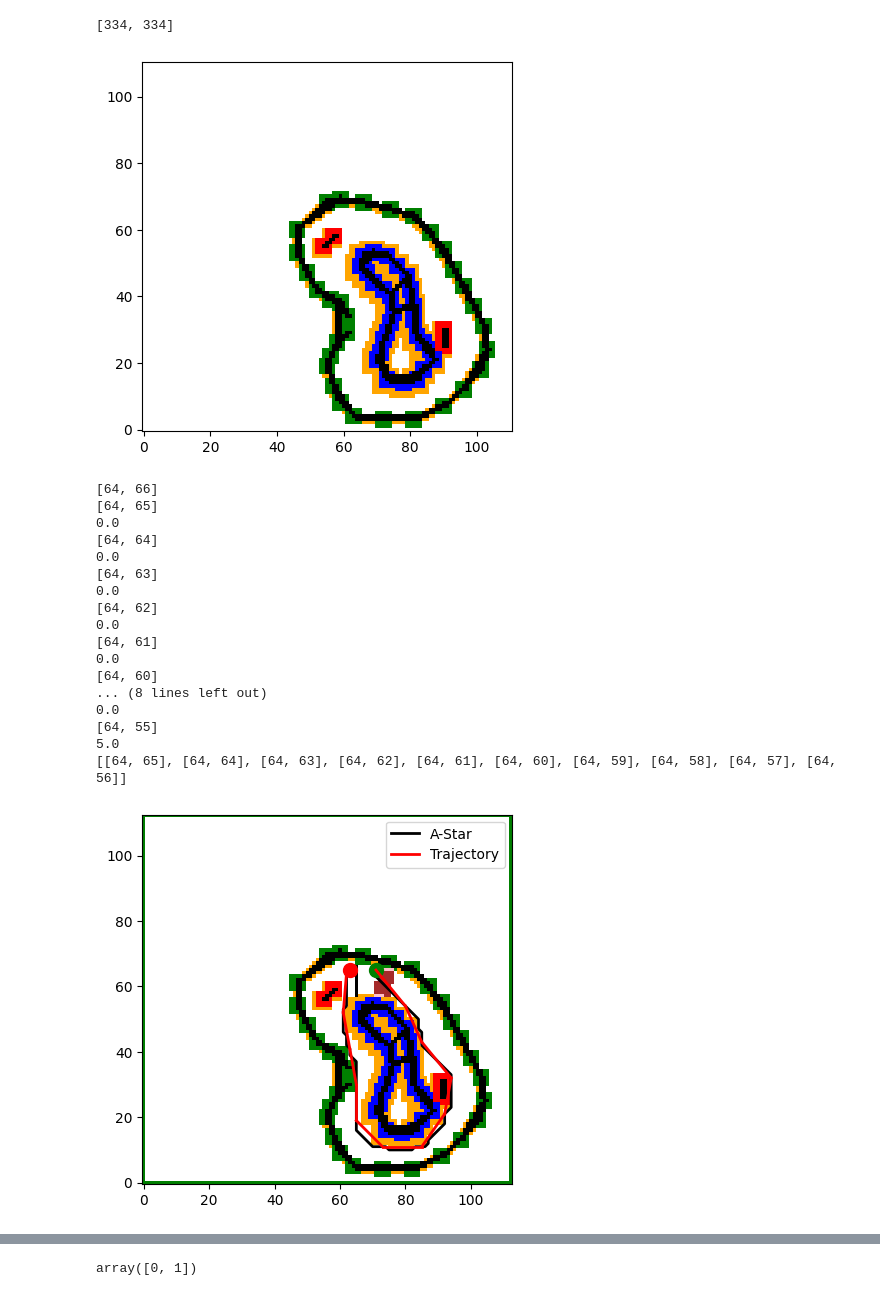
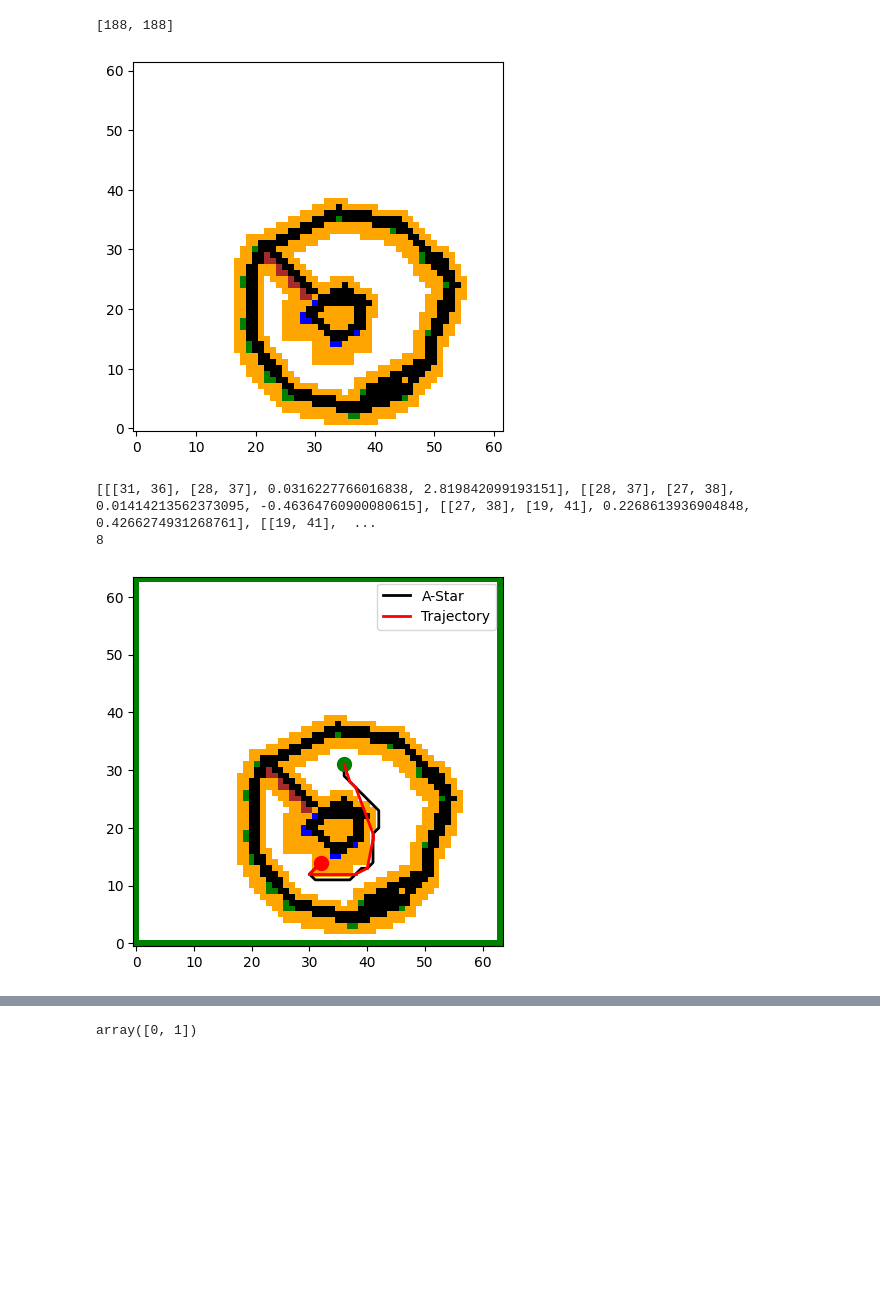
Before and after one commit to maxikingamer/Introduction-to-Computer-Vision-and-Robotics, a Jupyter notebook: robot-code/test.ipynb, the cells around one changed output, grey strips where cells are left out. Cells and saved outputs as stored; diff of their text form; code cells hidden in the pictures; blank space fills up the shorter version.

```diff
--- a/robot-code/test.ipynb
+++ b/robot-code/test.ipynb
@@ -21,54 +21,31 @@ class Main():
         world_coords=[max(size_x, size_y)*2, max(size_x, size_y)*2]
         print(world_coords)
         discretizer = Discretizer(landmarks, grid_size=3, world_coords=world_coords)
-        discretizer.createMap(surrounding=3)
+        discretizer.createMap(surrounding=8)
 
-        cmap = colors.ListedColormap(['white', 'green', 'red', 'blue', 'black', 'orange', 'brown', 'pink'])
+        cmap = colors.ListedColormap(['white', 'green', 'red', 'blue', 'black', 'orange', 'brown', 'pink', "yellow"])
         plt.figure('Shortest path')
-        plt.imshow( discretizer.world_map.transpose(1,0), origin="lower", cmap=cmap, vmin=0, vmax=7)
+        plt.imshow( discretizer.world_map.transpose(1,0), origin="lower", cmap=cmap, vmin=0, vmax=8)
         plt.show()
 
 
         middle_point = np.array([int(world_coords[0]/2), int(world_coords[1]/2)])
-        current_pos = [ 64,70]
-        end = [current_pos[0], current_pos[1]-8]
-        separating_middle = [current_pos[0], current_pos[1]-4]
-        print(separating_middle)
-        separating_line = []
-        i = 1
+        current_pos = [30, 35]
+        end = [13,31]
 
-        while True:
-            new_point = [separating_middle[0], separating_middle[1]-i]
-            print(new_point)
-            print(discretizer.world_map[new_point[0],new_point[1]])
-            if discretizer.world_map[new_point[0],new_point[1]] > 0 and discretizer.world_map[new_point[0],new_point[1]] < 6:
-                break
-            separating_line.append(new_point)
-            discretizer.world_map[new_point[0],new_point[1]] = 4
-            i +=1
-
-        i = 1
-        while True:
-            if separating_middle[1]+i >= discretizer.world_map.shape[1]:
-                break
-            new_point = [separating_middle[0], separating_middle[1]+i]
-            if discretizer.world_map[new_point[0],new_point[1]] > 0 and discretizer.world_map[new_point[0],new_point[1]] < 6:
-                break
-            separating_line.append(new_point)
-            discretizer.world_map[new_point[0],new_point[1]] = 4
-            i +=1
-
-        print(separating_line)
         a_star = A_Star(current_pos, end, discretizer.world_map.transpose(1,0))
         path = a_star.find_path()
         d=a_star.d[1:world_coords[0]+1,1:world_coords[1]+1]
-        trajectory = a_star.plan_trajectory(12)
+        # trajectory = a_star.plan_trajectory(12)
+        trajectory = a_star.plan_trajectory()
+        print(trajectory)
+        print(len(trajectory))
 
         # plot shortest path
         #  0 = background / 1,2,3 = Markers / 4 = border / 5 = padding / 6 = start/finish / discs = 7 /
-        cmap = colors.ListedColormap(['white', 'green', 'red', 'blue', 'black', 'orange', 'brown', 'pink'])
+        cmap = colors.ListedColormap(['white', 'green', 'red', 'blue', 'black', 'orange', 'brown', 'pink', 'yellow'])
         plt.figure('Shortest path')
-        plt.imshow(a_star.world_map + discretizer.mask.transpose(1,0), origin="lower", cmap=cmap, vmin=0, vmax=7)
+        plt.imshow(a_star.world_map + discretizer.mask.transpose(1,0), origin="lower", cmap=cmap, vmin=0, vmax=8)
         plt.plot(path[1],path[0], color="black", lw=2, label = 'A-Star')
         plt.plot(a_star.start[1]+1,a_star.start[0]+1,'g.',markersize=20)
         plt.plot(a_star.goal[1]+1,a_star.goal[0]+1,'r.',markersize=20)
@@ -78,53 +55,38 @@ class Main():
             if move ==trajectory[-1]:
                 plt.plot([move[0][1], move[1][1]], [move[0][0], move[1][0]], color="red", lw=2, label = 'Trajectory')
             else:
                 plt.plot([move[0][1], move[1][1]], [move[0][0], move[1][0]], color="red", lw=2)
         plt.legend()
         plt.show()
 
         # self.drivePath(trajectory)
 
     def drivePath(self, trajectory):
         try:
             vehicle = ev3.TwoWheelVehicle (
                 0.0280,
                 0.1392,
                 protocol=ev3.USB
             )
             print("Start driving!")
             for move in trajectory:
                 print(f"drive with {np.degrees(move[3])}")
                 vehicle.drive_turn(np.degrees(move[3]), 0.0).start(thread=False)
                 print(f"drive straight for {move[2]}cm")
                 vehicle.drive_straight(move[2]).start(thread=False)
 
         except Exception as e:
                     print(e)
         vehicle.stop()
 
 if __name__ == '__main__':
     main = Main()
 # %% [output]
-[334, 334]
+[188, 188]
-[figure, old version]
+[figure, new version]
-[64, 66]
-[64, 65]
-0.0
-[64, 64]
-0.0
-[64, 63]
-0.0
-[64, 62]
-0.0
-[64, 61]
-0.0
-[64, 60]
-... (8 lines left out)
-0.0
-[64, 55]
-5.0
-[[64, 65], [64, 64], [64, 63], [64, 62], [64, 61], [64, 60], [64, 59], [64, 58], [64, 57], [64, 56]]
+[[[31, 36], [28, 37], 0.0316227766016838, 2.819842099193151], [[28, 37], [27, 38], 0.01414213562373095, -0.46364760900080615], [[27, 38], [19, 41], 0.2268613936904848, 0.4266274931268761], [[19, 41],  ...
+8
-[figure, old version]
+[figure, new version]
 # %%
 def drive_track(vehicle,landmarks):
     print('drive_track')
```
Also changed, not shown: parts of 2 cells of this notebook, 9 other files.
